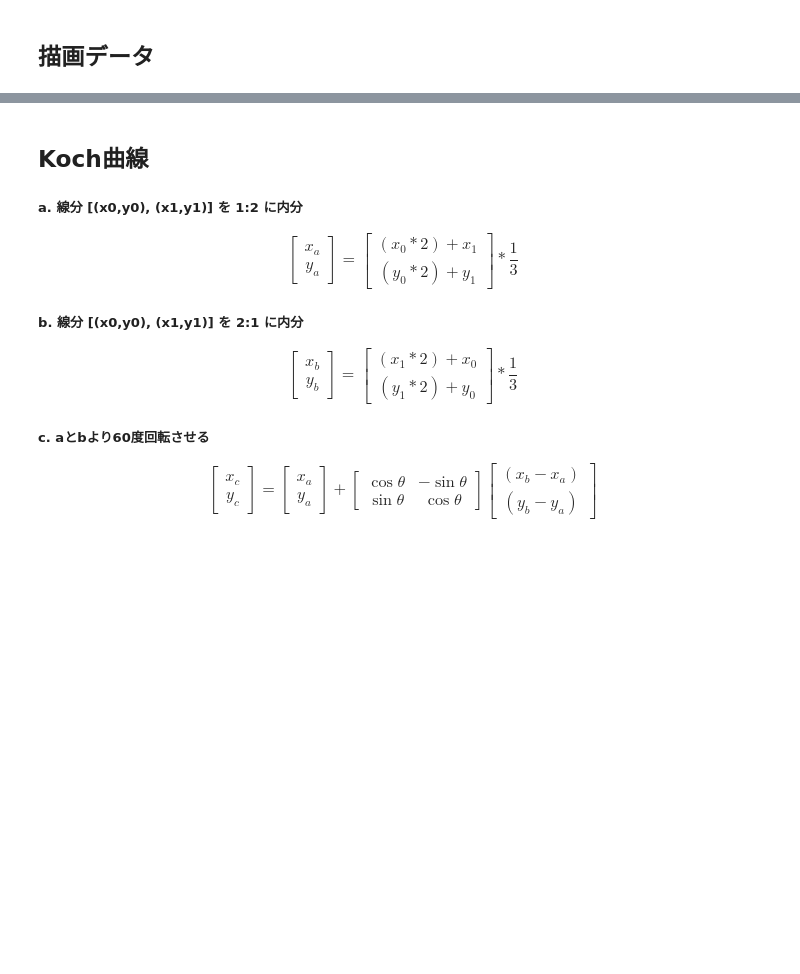
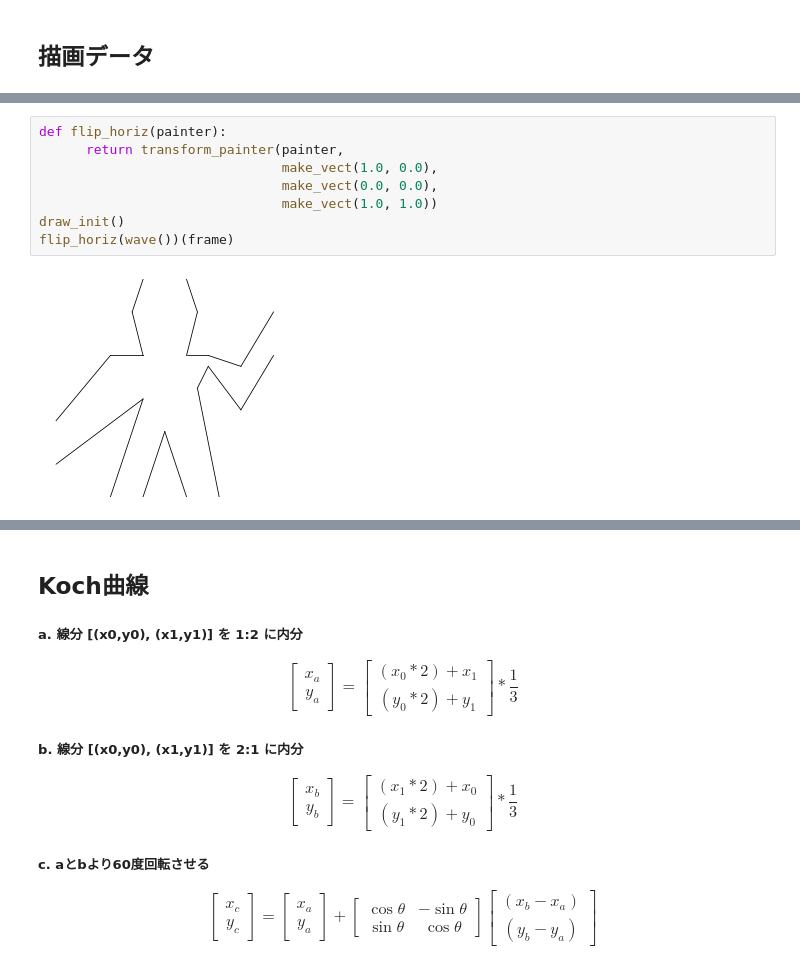
Before and after one commit to hidekuno/jupyter-sicp, a Jupyter notebook: picture-language.ipynb, the cells around one changed output, grey strips where cells are left out. Saved outputs shown, nothing was run; the diff lists cells and outputs as text; blank space fills up the shorter version.

```diff
--- a/picture-language.ipynb
+++ b/picture-language.ipynb
@@ -297,0 +206,10 @@ square_limit(wave(),1)(frame)
+# %%
+def flip_horiz(painter):
+      return transform_painter(painter,
+                               make_vect(1.0, 0.0),
+                               make_vect(0.0, 0.0),
+                               make_vect(1.0, 1.0))
+draw_init()
+flip_horiz(wave())(frame)
+# %% [output]
+[figure, added]
```
Also changed, not shown: parts of 47 cells of this notebook, 1 other file.
